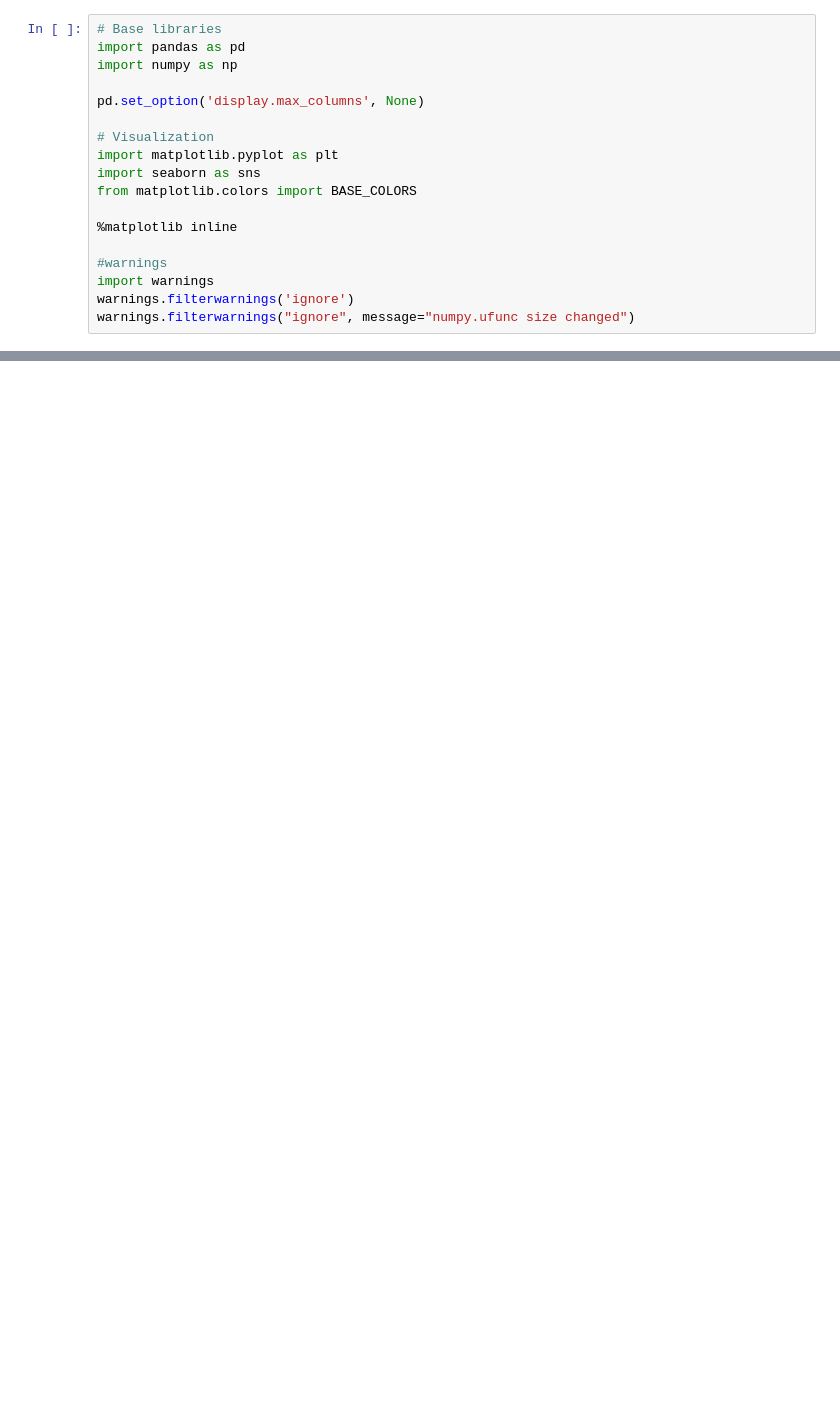
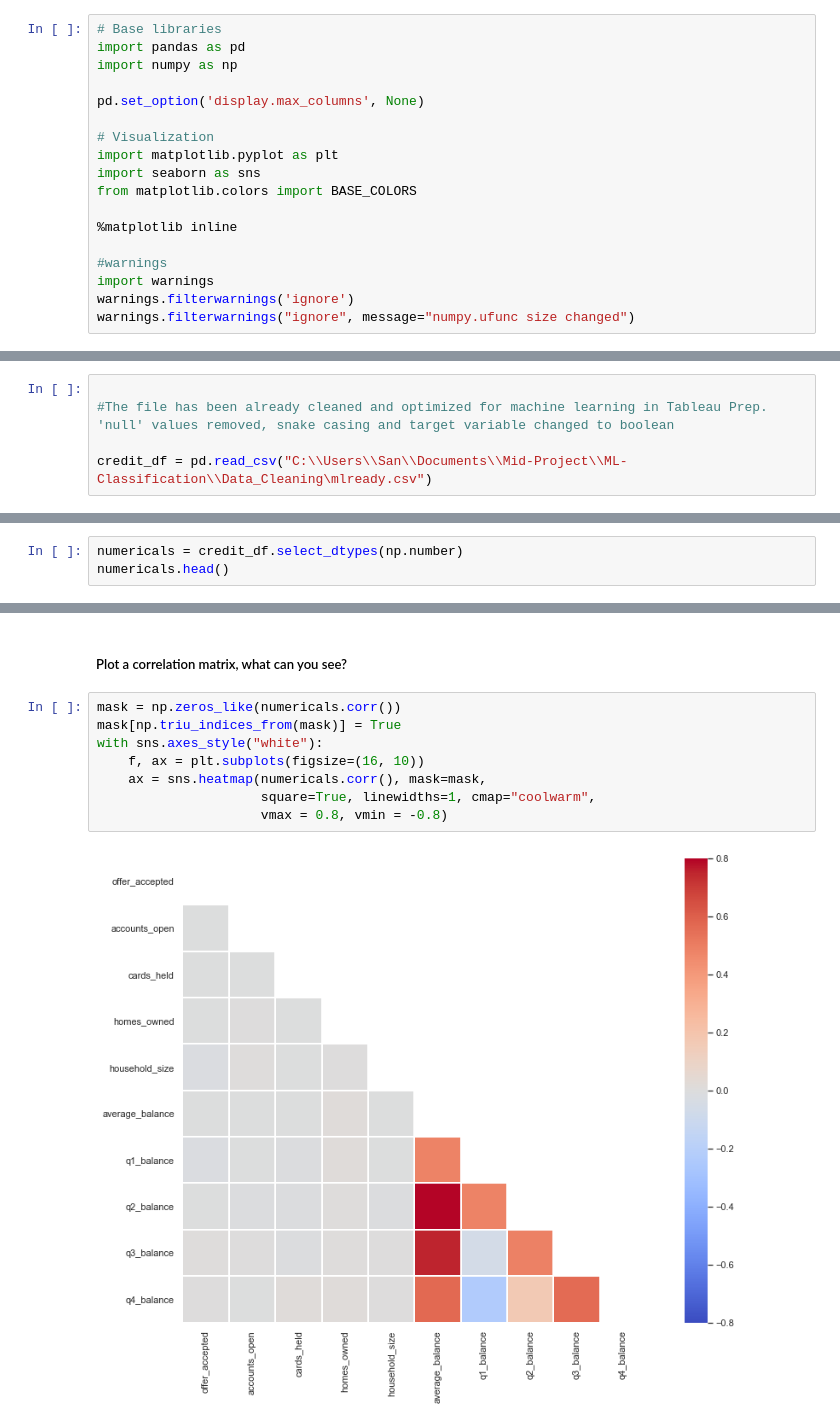
Before and after one commit to dataaivu/ML-Classification, a Jupyter notebook: Project_Deliverables/ML_Classification_Final.ipynb, the cells around one changed output, grey strips where cells are left out. Saved outputs shown, nothing was run; the diff lists cells and outputs as text; blank space fills up the shorter version.

```diff
--- a/Project_Deliverables/ML_Classification_Final.ipynb
+++ b/Project_Deliverables/ML_Classification_Final.ipynb
@@ -20,0 +25,5 @@ credit_df = pd.read_csv("C:\\Users\\San\\Documents\\Mid-Project\\ML-Classificati
+# %%
+
+#The file has been already cleaned and optimized for machine learning in Tableau Prep. 'null' values removed, snake casing and target variable changed to boolean
+
+credit_df = pd.read_csv("C:\\Users\\San\\Documents\\Mid-Project\\ML-Classification\\Data_Cleaning\mlready.csv")
@@ -36,0 +174,3 @@ credit_df
+# %%
+numericals = credit_df.select_dtypes(np.number)
+numericals.head()
@@ -36,0 +303,12 @@ credit_df
+# %% [markdown]
+##### Plot a correlation matrix, what can you see?
+# %%
+mask = np.zeros_like(numericals.corr())
+mask[np.triu_indices_from(mask)] = True
+with sns.axes_style("white"):
+    f, ax = plt.subplots(figsize=(16, 10))
+    ax = sns.heatmap(numericals.corr(), mask=mask,
+                     square=True, linewidths=1, cmap="coolwarm",
+                     vmax = 0.8, vmin = -0.8)
+# %% [output]
+[figure, added]
```
Also changed, not shown: parts of 102 cells of this notebook, 1 other file.
